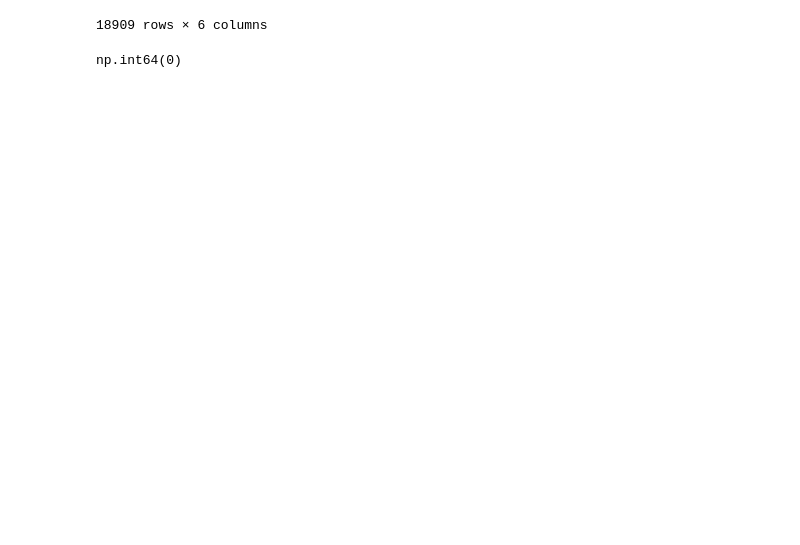
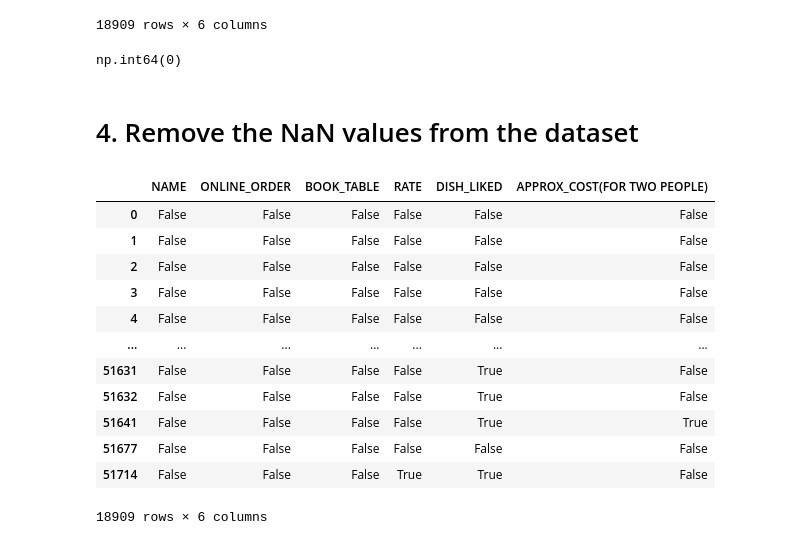
Before and after one commit to VivekBardava-OG/Data-Cleaning-Practice, a Jupyter notebook: Zomato data set/notebook.ipynb, the cells around one changed output. Cells and saved outputs as stored; diff of their text form; code cells hidden in the pictures; blank space fills up the shorter version.

Commit message:
Removed NaN values from the dataset

```diff
--- a/Zomato data set/notebook.ipynb
+++ b/Zomato data set/notebook.ipynb
@@ -180,3 +180,21 @@ data
 data.duplicated().sum()
 # %% [output]
 np.int64(0)
+# %% [markdown]
+# 4. Remove the NaN values from the dataset
+# %%
+data.isna()
+# %% [output]
+|  | NAME | ONLINE_ORDER | BOOK_TABLE | RATE | DISH_LIKED | APPROX_COST(FOR TWO PEOPLE) |
+| 0 | False | False | False | False | False | False |
+| 1 | False | False | False | False | False | False |
+| 2 | False | False | False | False | False | False |
+| 3 | False | False | False | False | False | False |
+| 4 | False | False | False | False | False | False |
+| ... | ... | ... | ... | ... | ... | ... |
+| 51631 | False | False | False | False | True | False |
+| 51632 | False | False | False | False | True | False |
+| 51641 | False | False | False | False | True | True |
+| 51677 | False | False | False | False | False | False |
+| 51714 | False | False | False | True | True | False |
+18909 rows × 6 columns
```
Also changed, not shown: parts of 3 cells of this notebook.
